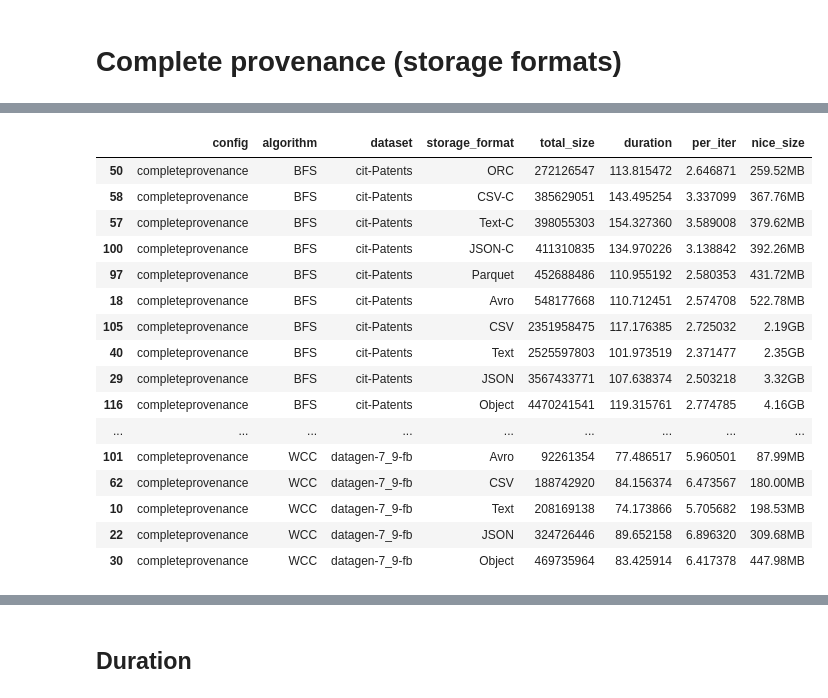
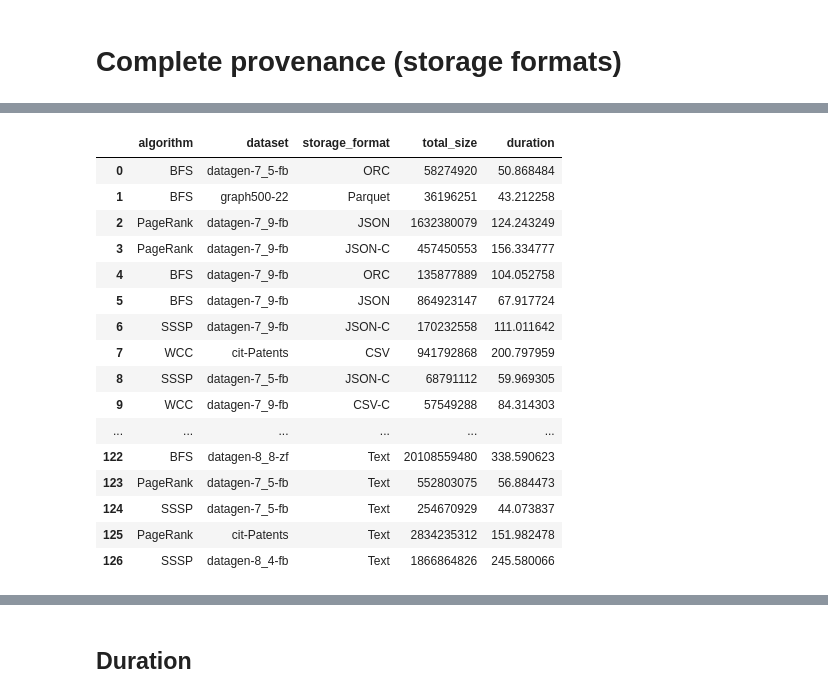
Before and after one commit to atlarge-research/provx, a Jupyter notebook: results/src/plots.ipynb, the cells around one changed output, grey strips where cells are left out. Drawn from its saved outputs; the diff is of its cells as text; code cells hidden in the pictures.

```diff
--- a/results/src/plots.ipynb
+++ b/results/src/plots.ipynb
@@ -25,8 +23,8 @@ def experiment_ids(paths):
 def parse_experiment_output(root_folder, metric="duration"):
     input_files = sorted(root_folder.glob("experiment-*/provenance/inputs.json"))
     output_files = sorted(root_folder.glob("experiment-*/provenance/outputs.json"))
-    success = sorted(root_folder.glob("experiment-*/SUCCESS"))
-    failed = sorted(root_folder.glob("experiment-*/FAILED"))
+    # success = sorted(root_folder.glob("experiment-*/SUCCESS"))
+    # failed = sorted(root_folder.glob("experiment-*/FAILED"))
 
     successful_experiments = experiment_ids(input_files).intersection(experiment_ids(output_files))
 
@@ -248,2 +442,8 @@ plt.clf()
 # %% [markdown]
 # Complete provenance (storage formats)
+# %%
+data_dir = Path("das6") / "20240527-182846-complete-provenance-textonly"
+
+storage_formats_text = parse_experiment_output(root_dir / "data" / data_dir)
+storage_formats_text = storage_formats_text[["algorithm", "dataset", "total_size", "duration"]]
+storage_formats_text
@@ -250,25 +468,29 @@ plt.clf()
 # %%
 data_dir = Path("das6") / "20240521-034221-completeprovenance"
 storage_formats = parse_experiment_output(root_dir / "data" / data_dir)
-storage_formats["per_iter"] = storage_formats["duration"] / storage_formats["iterations"]
-storage_formats["nice_size"] = [f"{format_filesize(s)[0]:.2f}{format_filesize(s)[1]}" for s in storage_formats["total_size"]]
-storage_formats.drop(["nr_vertices", "iterations", "compressed", "nr_executors", "run"], axis=1, inplace=True)
-storage_formats.sort_values(by=["algorithm", "dataset", "total_size"])
+storage_formats = storage_formats[["algorithm", "dataset", "storage_format", "total_size", "duration"]]
+storage_formats_text_replacement = storage_formats_text.copy(deep=True)
+storage_formats_text_replacement["storage_format"] = "Text"
+
+
+storage_formats = storage_formats[storage_formats["storage_format"] != "Text"]
+storage_formats = pd.concat([storage_formats, storage_formats_text_replacement], ignore_index=True)
+storage_formats
 # %% [output]
-|  | config | algorithm | dataset | storage_format | total_size | duration | per_iter | nice_size |
-| 50 | completeprovenance | BFS | cit-Patents | ORC | 272126547 | 113.815472 | 2.646871 | 259.52MB |
-| 58 | completeprovenance | BFS | cit-Patents | CSV-C | 385629051 | 143.495254 | 3.337099 | 367.76MB |
-| 57 | completeprovenance | BFS | cit-Patents | Text-C | 398055303 | 154.327360 | 3.589008 | 379.62MB |
-| 100 | completeprovenance | BFS | cit-Patents | JSON-C | 411310835 | 134.970226 | 3.138842 | 392.26MB |
-| 97 | completeprovenance | BFS | cit-Patents | Parquet | 452688486 | 110.955192 | 2.580353 | 431.72MB |
-| 18 | completeprovenance | BFS | cit-Patents | Avro | 548177668 | 110.712451 | 2.574708 | 522.78MB |
-| 105 | completeprovenance | BFS | cit-Patents | CSV | 2351958475 | 117.176385 | 2.725032 | 2.19GB |
-| 40 | completeprovenance | BFS | cit-Patents | Text | 2525597803 | 101.973519 | 2.371477 | 2.35GB |
-| 29 | completeprovenance | BFS | cit-Patents | JSON | 3567433771 | 107.638374 | 2.503218 | 3.32GB |
-| 116 | completeprovenance | BFS | cit-Patents | Object | 4470241541 | 119.315761 | 2.774785 | 4.16GB |
-| ... | ... | ... | ... | ... | ... | ... | ... | ... |
-| 101 | completeprovenance | WCC | datagen-7_9-fb | Avro | 92261354 | 77.486517 | 5.960501 | 87.99MB |
-| 62 | completeprovenance | WCC | datagen-7_9-fb | CSV | 188742920 | 84.156374 | 6.473567 | 180.00MB |
-| 10 | completeprovenance | WCC | datagen-7_9-fb | Text | 208169138 | 74.173866 | 5.705682 | 198.53MB |
-| 22 | completeprovenance | WCC | datagen-7_9-fb | JSON | 324726446 | 89.652158 | 6.896320 | 309.68MB |
-| 30 | completeprovenance | WCC | datagen-7_9-fb | Object | 469735964 | 83.425914 | 6.417378 | 447.98MB |
+|  | algorithm | dataset | storage_format | total_size | duration |
+| 0 | BFS | datagen-7_5-fb | ORC | 58274920 | 50.868484 |
+| 1 | BFS | graph500-22 | Parquet | 36196251 | 43.212258 |
+| 2 | PageRank | datagen-7_9-fb | JSON | 1632380079 | 124.243249 |
+| 3 | PageRank | datagen-7_9-fb | JSON-C | 457450553 | 156.334777 |
+| 4 | BFS | datagen-7_9-fb | ORC | 135877889 | 104.052758 |
+| 5 | BFS | datagen-7_9-fb | JSON | 864923147 | 67.917724 |
+| 6 | SSSP | datagen-7_9-fb | JSON-C | 170232558 | 111.011642 |
+| 7 | WCC | cit-Patents | CSV | 941792868 | 200.797959 |
+| 8 | SSSP | datagen-7_5-fb | JSON-C | 68791112 | 59.969305 |
+| 9 | WCC | datagen-7_9-fb | CSV-C | 57549288 | 84.314303 |
+| ... | ... | ... | ... | ... | ... |
+| 122 | BFS | datagen-8_8-zf | Text | 20108559480 | 338.590623 |
+| 123 | PageRank | datagen-7_5-fb | Text | 552803075 | 56.884473 |
+| 124 | SSSP | datagen-7_5-fb | Text | 254670929 | 44.073837 |
+| 125 | PageRank | cit-Patents | Text | 2834235312 | 151.982478 |
+| 126 | SSSP | datagen-8_4-fb | Text | 1866864826 | 245.580066 |
```
Also changed, not shown: parts of 107 cells of this notebook, 52 other files.
